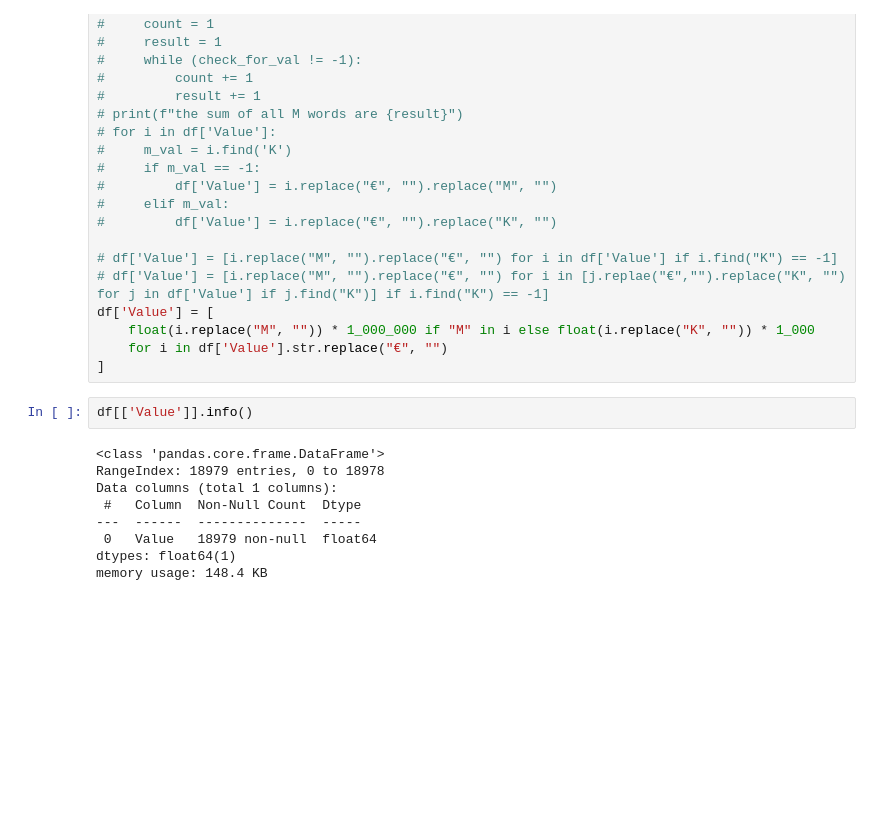
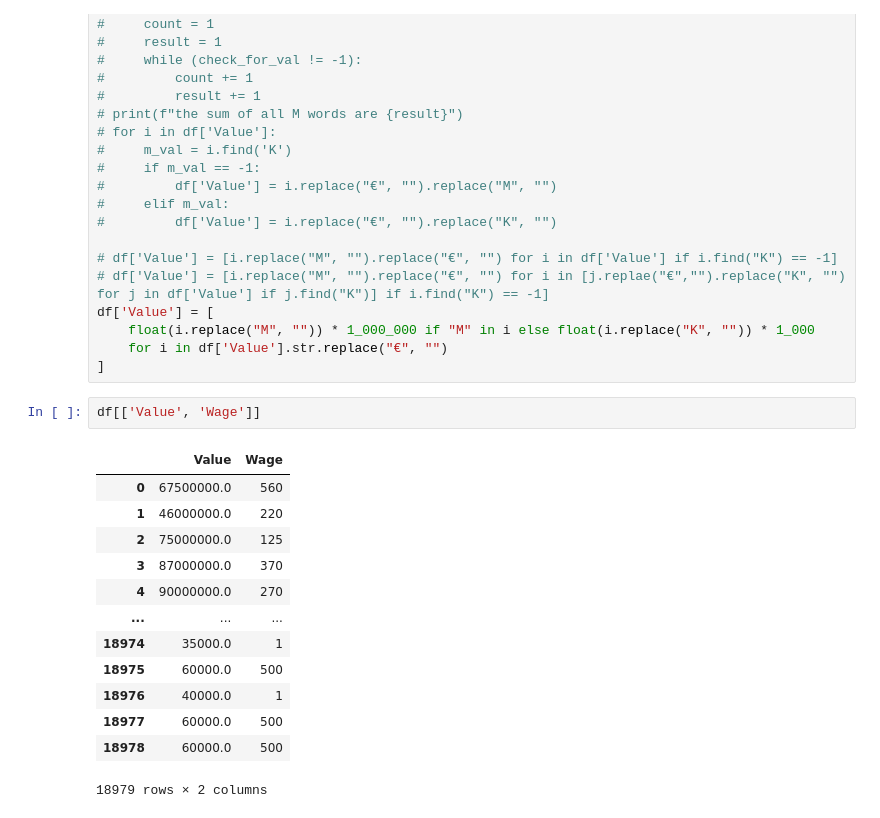
Before and after one commit to ayoub22222222/Data_Cleaning_project, a Jupyter notebook: Untitled.ipynb, the cells around one changed output. Cells and saved outputs as stored; diff of their text form; blank space fills up the shorter version.

```diff
--- a/Untitled.ipynb
+++ b/Untitled.ipynb
@@ -322,16 +322,21 @@ df['Value'] = [
     for i in df['Value'].str.replace("€", "")
 ]
 # %%
-df[['Value']].info()
+df[['Value', 'Wage']]
 # %% [output]
+|  | Value | Wage |
+| 0 | 67500000.0 | 560 |
+| 1 | 46000000.0 | 220 |
+| 2 | 75000000.0 | 125 |
+| 3 | 87000000.0 | 370 |
+| 4 | 90000000.0 | 270 |
+| ... | ... | ... |
+| 18974 | 35000.0 | 1 |
+| 18975 | 60000.0 | 500 |
+| 18976 | 40000.0 | 1 |
+| 18977 | 60000.0 | 500 |
+| 18978 | 60000.0 | 500 |
-<class 'pandas.core.frame.DataFrame'>
-RangeIndex: 18979 entries, 0 to 18978
-Data columns (total 1 columns):
- #   Column  Non-Null Count  Dtype
----  ------  --------------  -----
- 0   Value   18979 non-null  float64
-dtypes: float64(1)
-memory usage: 148.4 KB
+18979 rows × 2 columns
 # %%
 # for i in df['Value']:
 #     print(i)
```
Also changed, not shown: parts of 8 cells of this notebook.
